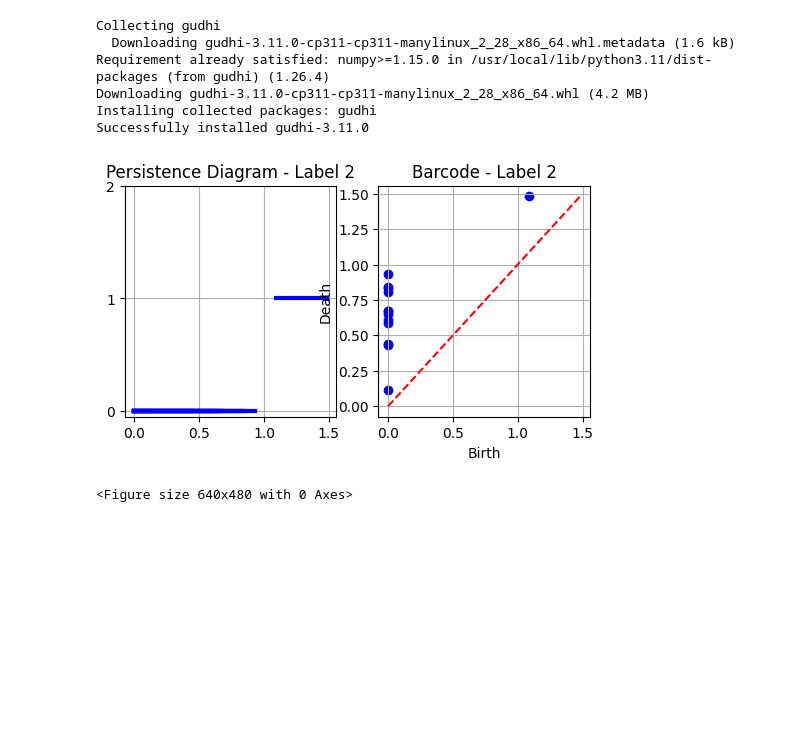
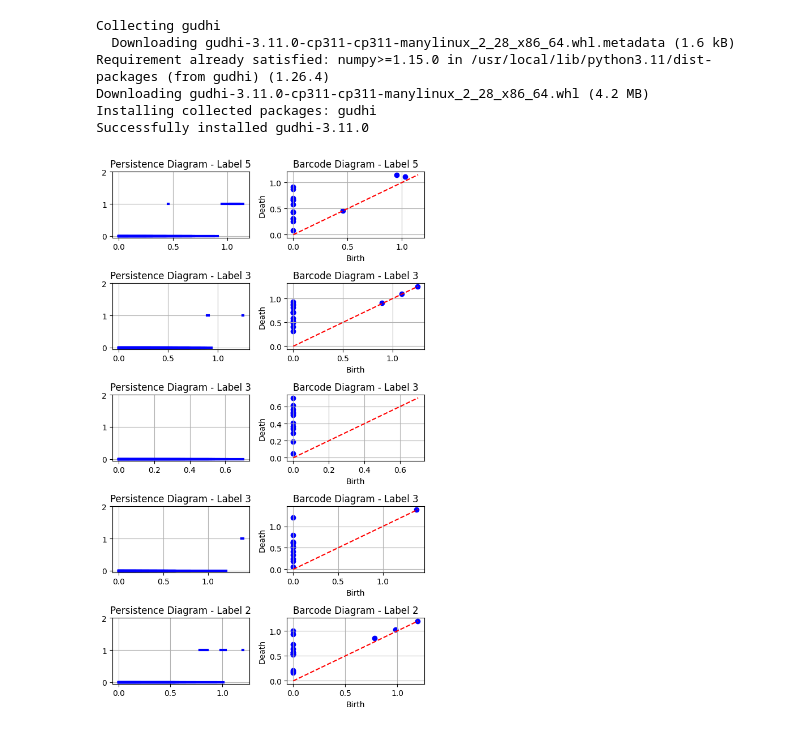
Before and after one commit to pquynhvu/TDA, a Jupyter notebook: mnist_pytorch.ipynb, the cells around one changed output. Drawn from its saved outputs; the diff is of its cells as text; code cells hidden in the pictures; blank space fills up the shorter version.

```diff
--- a/mnist_pytorch.ipynb
+++ b/mnist_pytorch.ipynb
@@ -325,19 +325,23 @@ def barcode_diagrams(barcode_data, label):
     plt.title(f'Barcode - Label {label}')
     plt.grid(True)
 # %%
-idx = np.random.randint(low=0, high=x_test.shape[0], size=(2,))
-fig, axes = plt.subplots(1, 2, figsize=(6, 3))  # 1 row, 2 columns
+num_row, img_per_row = 5, 2
+idx = np.random.randint(low=0, high=x_test.shape[0], size=(num_row * img_per_row,))
+fig, axes = plt.subplots(num_row, img_per_row, figsize=(6, 10))
+axes = axes.ravel()
 
-plt.subplot(1, 2, 1)
-persistence_diagrams(barcode[idx[1]], y_test[idx[1]])
-plt.subplot(1, 2, 2)
-barcode_diagrams(barcode[idx[1]], y_test[idx[1]])
+for i in range(num_row):
+    plt.subplot(num_row, img_per_row, 2*i+1)
+    persistence_diagrams(barcode[idx[i]], y_test[idx[i]])
+    plt.title(f'Persistence Diagram - Label {y_test[idx[i]]}')
 
+    plt.subplot(num_row, img_per_row, 2*i + 2)
+    barcode_diagrams(barcode[idx[i]], y_test[idx[i]])
+    plt.title(f'Barcode Diagram - Label {y_test[idx[i]]}')
 plt.tight_layout()
 plt.show()
 # %% [output]
-[figure, old version]
+[figure, new version]
-<Figure size 640x480 with 0 Axes>
 # %%
 !pip install nibabel
 import nibabel
```
